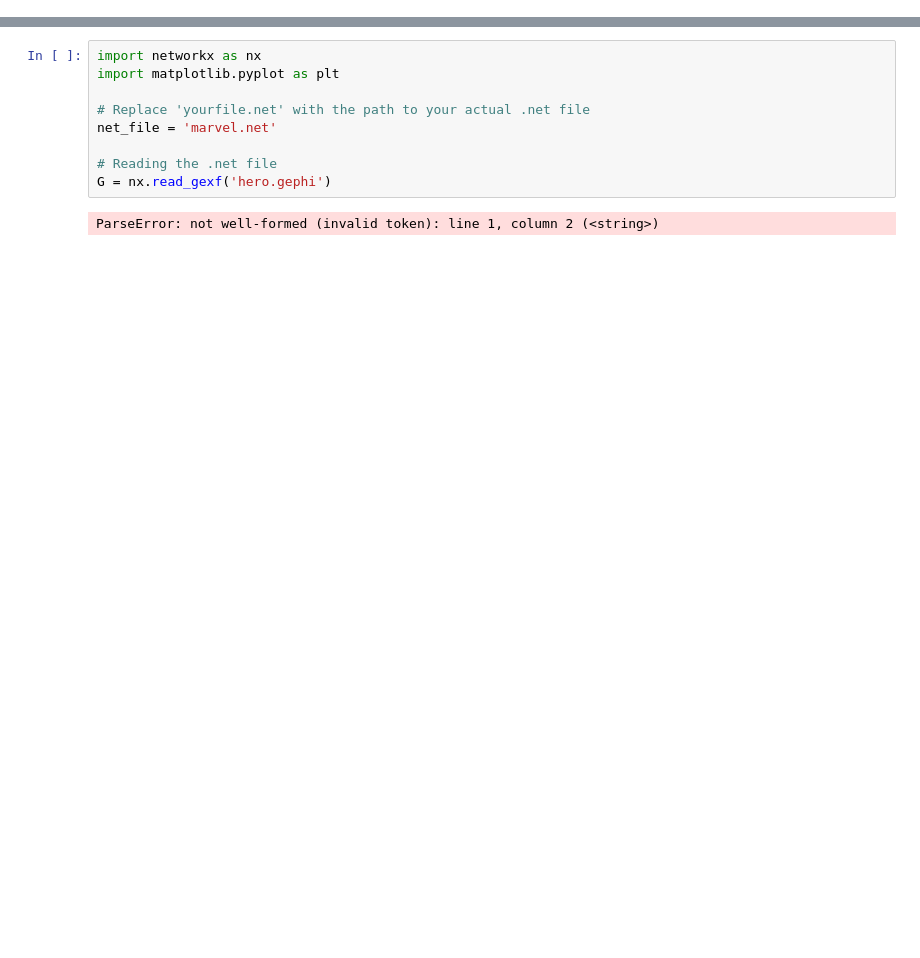
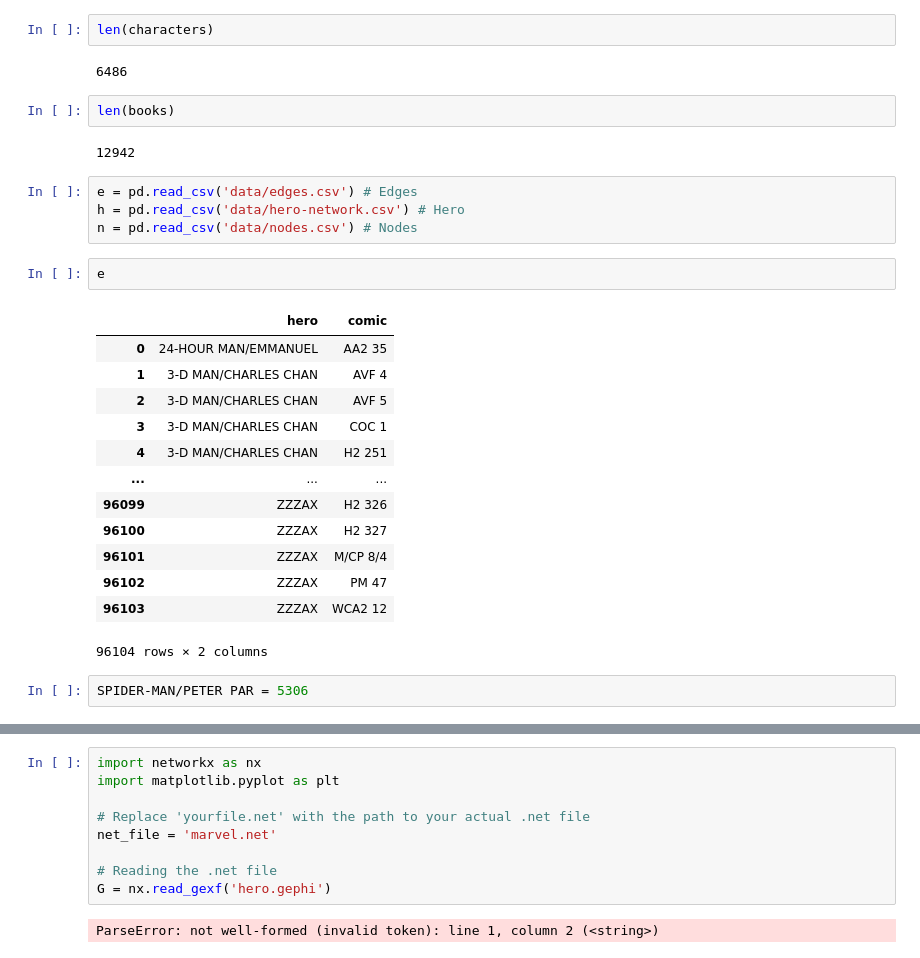
Before and after one commit to alejomaar/Network-Science-for-Data-Analytics, a Jupyter notebook: mini_project/notebook.ipynb, the cells around one changed output, grey strips where cells are left out. Saved outputs shown, nothing was run; the diff lists cells and outputs as text; blank space fills up the shorter version.

```diff
--- a/mini_project/notebook.ipynb
+++ b/mini_project/notebook.ipynb
@@ -0,0 +93,30 @@
+# %%
+len(characters)
+# %% [output]
+6486
+# %%
+len(books)
+# %% [output]
+12942
+# %%
+e = pd.read_csv('data/edges.csv') # Edges
+h = pd.read_csv('data/hero-network.csv') # Hero
+n = pd.read_csv('data/nodes.csv') # Nodes
+# %%
+e
+# %% [output]
+|  | hero | comic |
+| 0 | 24-HOUR MAN/EMMANUEL | AA2 35 |
+| 1 | 3-D MAN/CHARLES CHAN | AVF 4 |
+| 2 | 3-D MAN/CHARLES CHAN | AVF 5 |
+| 3 | 3-D MAN/CHARLES CHAN | COC 1 |
+| 4 | 3-D MAN/CHARLES CHAN | H2 251 |
+| ... | ... | ... |
+| 96099 | ZZZAX | H2 326 |
+| 96100 | ZZZAX | H2 327 |
+| 96101 | ZZZAX | M/CP 8/4 |
+| 96102 | ZZZAX | PM 47 |
+| 96103 | ZZZAX | WCA2 12 |
+96104 rows × 2 columns
+# %%
+SPIDER-MAN/PETER PAR = 5306
```
Also changed, not shown: parts of 28 cells of this notebook, 6 other files.
